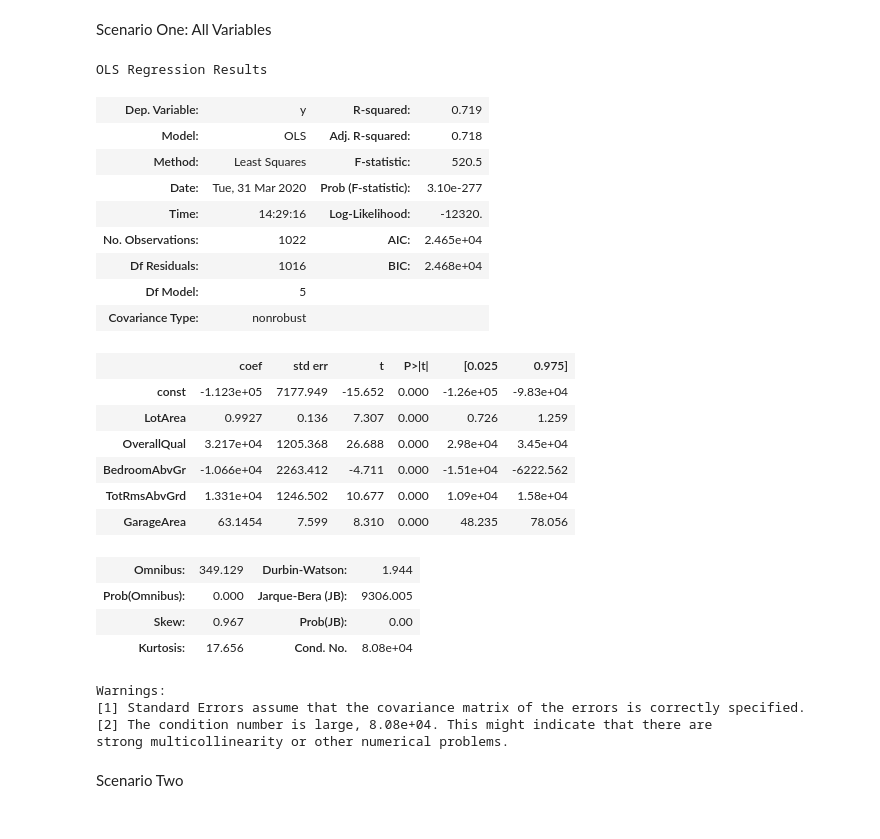
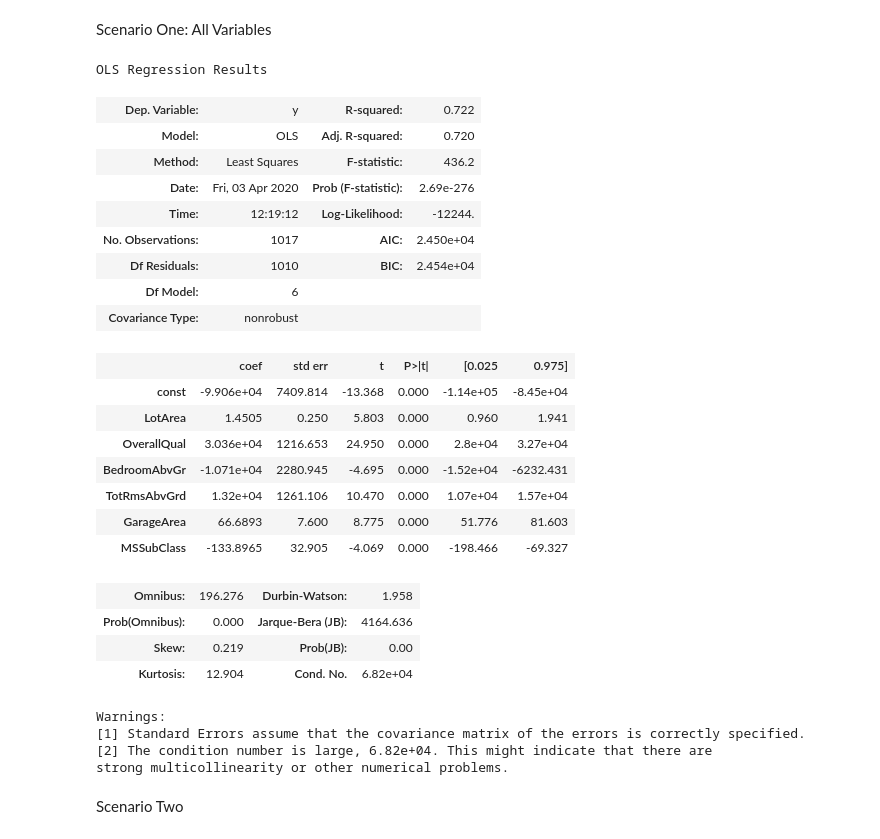
Before and after one commit to malcolmRite/House-Price-Predictions, a Jupyter notebook: Housing Prices Code.ipynb, the cells around one changed output. Drawn from its saved outputs; the diff is of its cells as text; code cells hidden in the pictures.

```diff
--- a/Housing Prices Code.ipynb
+++ b/Housing Prices Code.ipynb
@@ -32,0 +90,2 @@ train_set.head()
+# %%
+train_set = train_set.drop(highPricesID)
@@ -32,0 +100,5 @@ train_set.head()
+# %%
+largeLotArea = []
+largeLotArea = (tooLarge(train_set["LotArea"]))
+printMatches(train_set, largeLotArea)
+train_set = train_set.drop(largeLotArea)
@@ -37,3 +115,3 @@ sum(train_set["MSSubClass"].isna())
 # %%
-
 X = train_set.drop(['Id'], axis=1)
+Y = train_set["SalePrice"]
@@ -49,4 +118,2 @@ Name: SalePrice, dtype: int64
 # %%
-train, test, train_labels, test_labels = train_test_split(X,
-                                         Y,
-                                         test_size = 0.3,)
+train, test, train_labels, test_labels = train_test_split(X, Y, test_size = 0.30)
@@ -57,37 +124,38 @@ train_labels = np.array(train_labels)
 # %% [markdown]
 Scenario One: All Variables
 # %%
-features = ['LotArea', 'OverallQual', 'BedroomAbvGr', 'TotRmsAbvGrd', 'GarageArea']
+features = ['LotArea', 'OverallQual', 'BedroomAbvGr', 'TotRmsAbvGrd', 'GarageArea', 'MSSubClass']
 
 X1 = sm.add_constant(train[features])
 reg = sm.OLS(train_labels, X1).fit()
 
 reg.summary()
 # %% [output]
 OLS Regression Results
-| Dep. Variable: | y | R-squared: | 0.719 |
-| Model: | OLS | Adj. R-squared: | 0.718 |
-| Method: | Least Squares | F-statistic: | 520.5 |
-| Date: | Tue, 31 Mar 2020 | Prob (F-statistic): | 3.10e-277 |
-| Time: | 14:29:16 | Log-Likelihood: | -12320. |
-| No. Observations: | 1022 | AIC: | 2.465e+04 |
-| Df Residuals: | 1016 | BIC: | 2.468e+04 |
-| Df Model: | 5 |  |  |
+| Dep. Variable: | y | R-squared: | 0.722 |
+| Model: | OLS | Adj. R-squared: | 0.720 |
+| Method: | Least Squares | F-statistic: | 436.2 |
+| Date: | Fri, 03 Apr 2020 | Prob (F-statistic): | 2.69e-276 |
+| Time: | 12:19:12 | Log-Likelihood: | -12244. |
+| No. Observations: | 1017 | AIC: | 2.450e+04 |
+| Df Residuals: | 1010 | BIC: | 2.454e+04 |
+| Df Model: | 6 |  |  |
 | Covariance Type: | nonrobust |  |  |
 |  | coef | std err | t | P>|t| | [0.025 | 0.975] |
-| const | -1.123e+05 | 7177.949 | -15.652 | 0.000 | -1.26e+05 | -9.83e+04 |
-| LotArea | 0.9927 | 0.136 | 7.307 | 0.000 | 0.726 | 1.259 |
-| OverallQual | 3.217e+04 | 1205.368 | 26.688 | 0.000 | 2.98e+04 | 3.45e+04 |
-| BedroomAbvGr | -1.066e+04 | 2263.412 | -4.711 | 0.000 | -1.51e+04 | -6222.562 |
-| TotRmsAbvGrd | 1.331e+04 | 1246.502 | 10.677 | 0.000 | 1.09e+04 | 1.58e+04 |
-| GarageArea | 63.1454 | 7.599 | 8.310 | 0.000 | 48.235 | 78.056 |
+| const | -9.906e+04 | 7409.814 | -13.368 | 0.000 | -1.14e+05 | -8.45e+04 |
+| LotArea | 1.4505 | 0.250 | 5.803 | 0.000 | 0.960 | 1.941 |
+| OverallQual | 3.036e+04 | 1216.653 | 24.950 | 0.000 | 2.8e+04 | 3.27e+04 |
+| BedroomAbvGr | -1.071e+04 | 2280.945 | -4.695 | 0.000 | -1.52e+04 | -6232.431 |
+| TotRmsAbvGrd | 1.32e+04 | 1261.106 | 10.470 | 0.000 | 1.07e+04 | 1.57e+04 |
+| GarageArea | 66.6893 | 7.600 | 8.775 | 0.000 | 51.776 | 81.603 |
+| MSSubClass | -133.8965 | 32.905 | -4.069 | 0.000 | -198.466 | -69.327 |
-| Omnibus: | 349.129 | Durbin-Watson: | 1.944 |
-| Prob(Omnibus): | 0.000 | Jarque-Bera (JB): | 9306.005 |
-| Skew: | 0.967 | Prob(JB): | 0.00 |
-| Kurtosis: | 17.656 | Cond. No. | 8.08e+04 |
+| Omnibus: | 196.276 | Durbin-Watson: | 1.958 |
+| Prob(Omnibus): | 0.000 | Jarque-Bera (JB): | 4164.636 |
+| Skew: | 0.219 | Prob(JB): | 0.00 |
+| Kurtosis: | 12.904 | Cond. No. | 6.82e+04 |
 Warnings:
 [1] Standard Errors assume that the covariance matrix of the errors is correctly specified.
-[2] The condition number is large, 8.08e+04. This might indicate that there are
+[2] The condition number is large, 6.82e+04. This might indicate that there are
 strong multicollinearity or other numerical problems.
 # %% [markdown]
 Scenario Two
```
Also changed, not shown: parts of 21 cells of this notebook.
